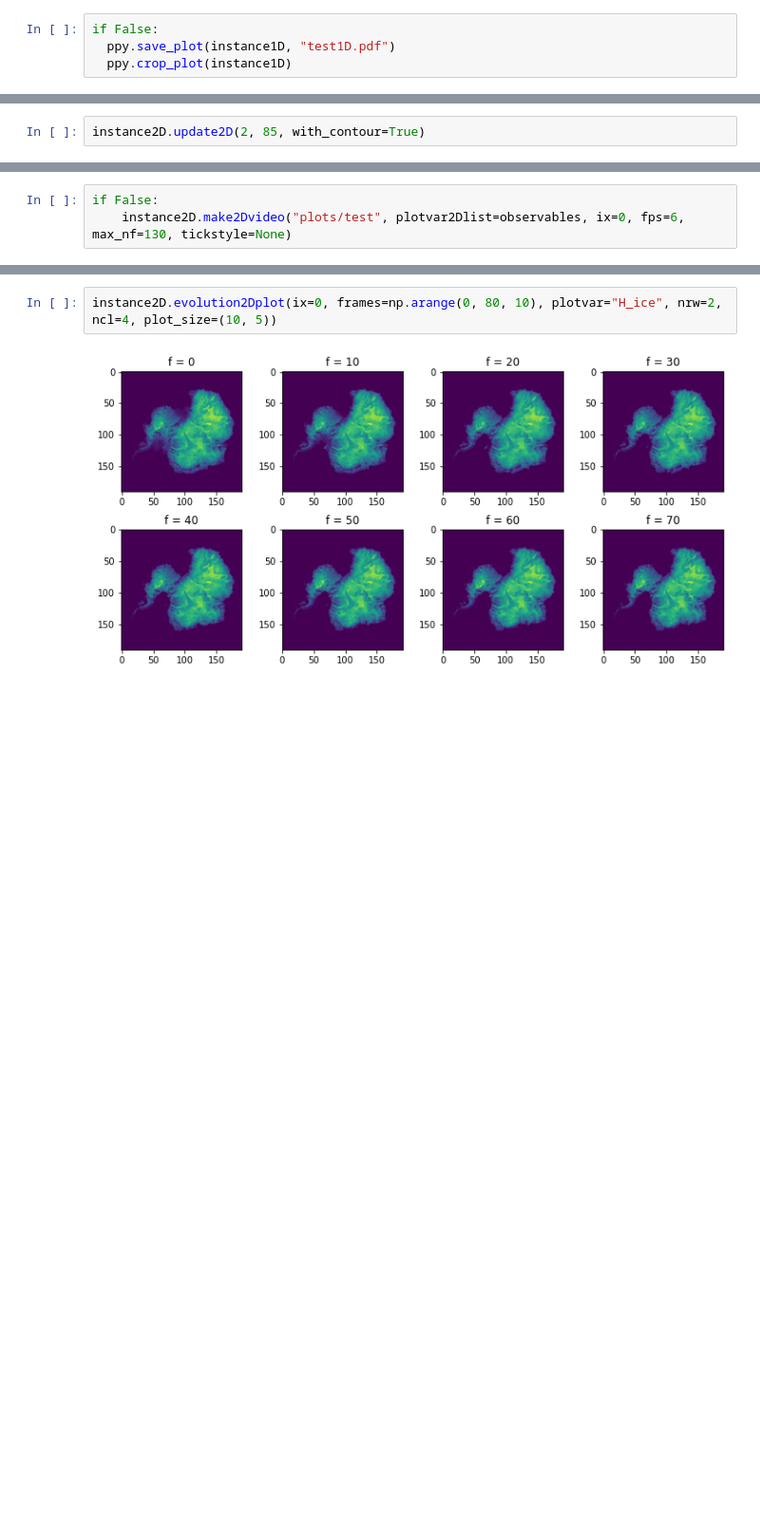
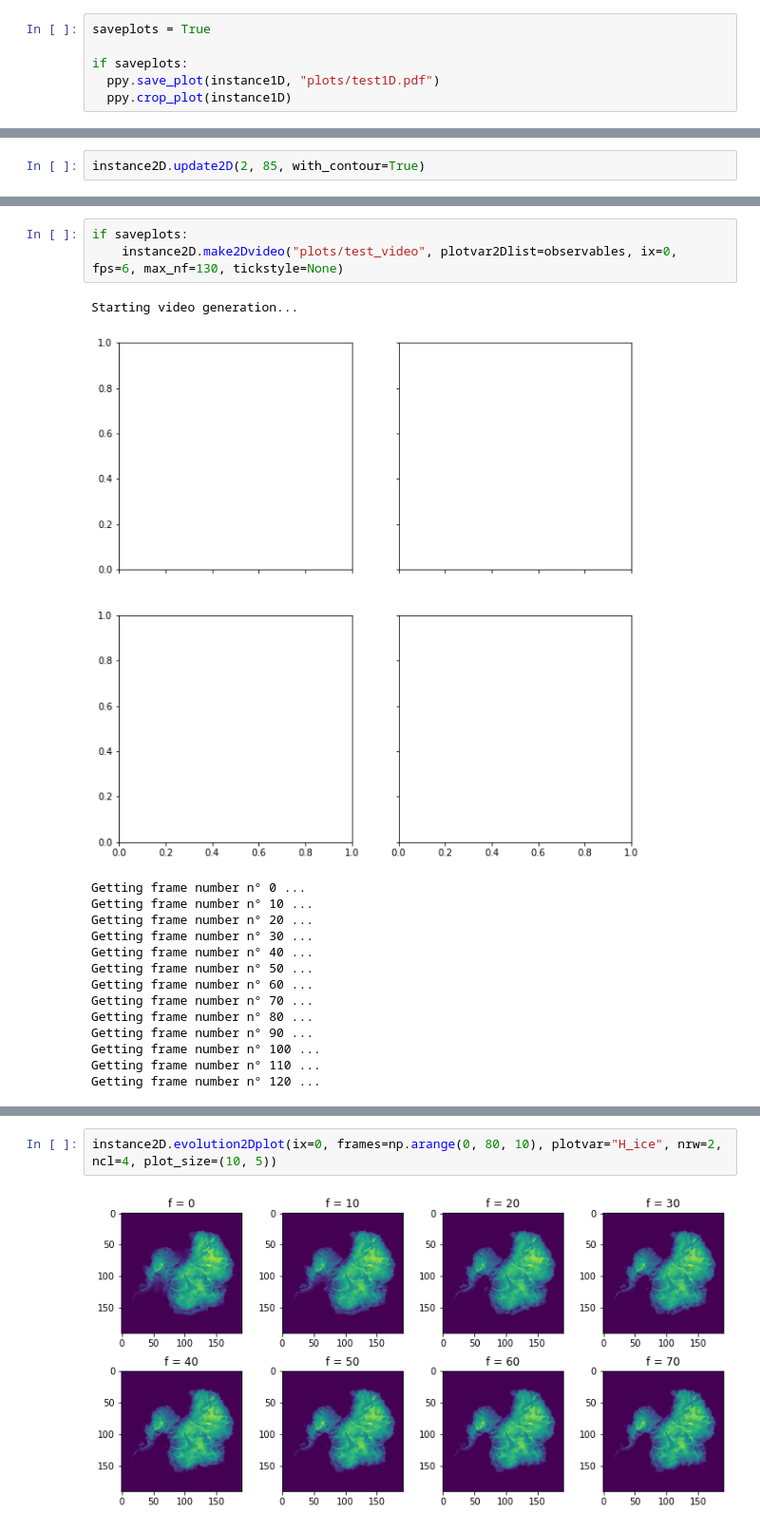
Before and after one commit to palma-ice/postprocess-yelmo, a Jupyter notebook: ppy_demo.ipynb, the cells around one changed output, grey strips where cells are left out. Shown at 95% size. Drawn from its saved outputs; the diff is of its cells as text; blank space fills up the shorter version.

Commit message:
uploaded plots, updated demo

```diff
--- a/ppy_demo.ipynb
+++ b/ppy_demo.ipynb
@@ -132,7 +130,9 @@ If one exports to a pdf-format, margins can sometimes be annoying. If pdfcrop is
 
 A simple *if* statement is placed before, so that this part of the code can be easily ignored.
 # %%
-if False:
-  ppy.save_plot(instance1D, "test1D.pdf")
+saveplots = True
+
+if saveplots:
+  ppy.save_plot(instance1D, "plots/test1D.pdf")
   ppy.crop_plot(instance1D)
 # %% [markdown]
@@ -208,5 +210,21 @@ Here we can generate a video of the 2D results with a single command specifying:
 - The index of the experiment to animate.
 - Optional: the frames per second, maximum number of frames.
 # %%
-if False:
-    instance2D.make2Dvideo("plots/test", plotvar2Dlist=observables, ix=0, fps=6, max_nf=130, tickstyle=None)
+if saveplots:
+    instance2D.make2Dvideo("plots/test_video", plotvar2Dlist=observables, ix=0, fps=6, max_nf=130, tickstyle=None)
+# %% [output]
+Starting video generation...
+[figure, added]
+Getting frame number n° 0 ...
+Getting frame number n° 10 ...
+Getting frame number n° 20 ...
+Getting frame number n° 30 ...
+Getting frame number n° 40 ...
+Getting frame number n° 50 ...
+Getting frame number n° 60 ...
+Getting frame number n° 70 ...
+Getting frame number n° 80 ...
+Getting frame number n° 90 ...
+Getting frame number n° 100 ...
+Getting frame number n° 110 ...
+Getting frame number n° 120 ...
```
Also changed, not shown: parts of 27 cells of this notebook, 13 other files.
